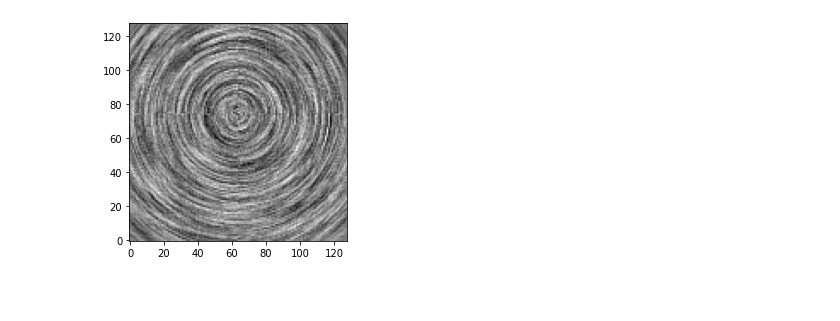
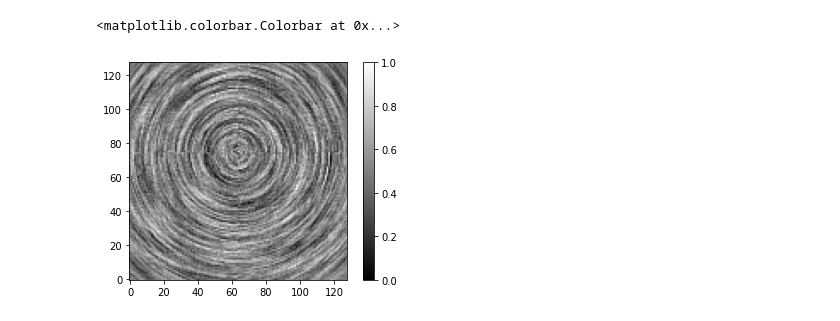
Before and after one commit to calebedwards21/vector_visualization, a Jupyter notebook: Common/lic.ipynb, the cells around one changed output. Cells and saved outputs as stored; diff of their text form; code cells hidden in the pictures; blank space fills up the shorter version.

```diff
--- a/Common/lic.ipynb
+++ b/Common/lic.ipynb
@@ -29,7 +43,9 @@ vn = np.reshape(v, mesh.dimensions, order='F')
 # %%
+fig = plt.figure()
 lic_result = lic.lic(un[:,:,0], vn[:,:,0], length=30)
 
-plt.imshow(lic_result, origin='lower', cmap='gray')
-plt.show()
+plt.imshow(lic_result, origin='lower', cmap='gray', clim=[0,1])
+plt.colorbar()
 # %% [output]
+<matplotlib.colorbar.Colorbar at 0x...>
-[figure, old version]
+[figure, new version]
```
Also changed, not shown: parts of 6 cells of this notebook, 1 other file.
